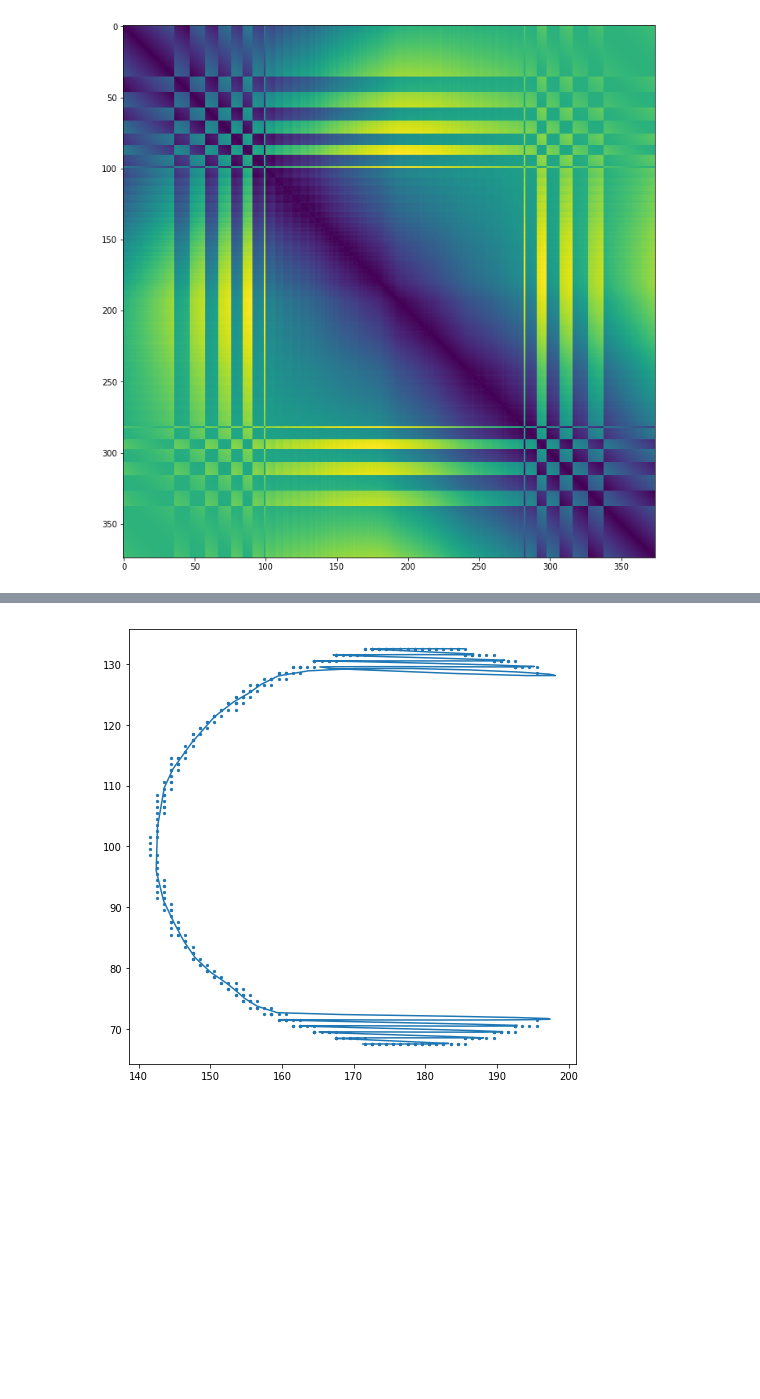
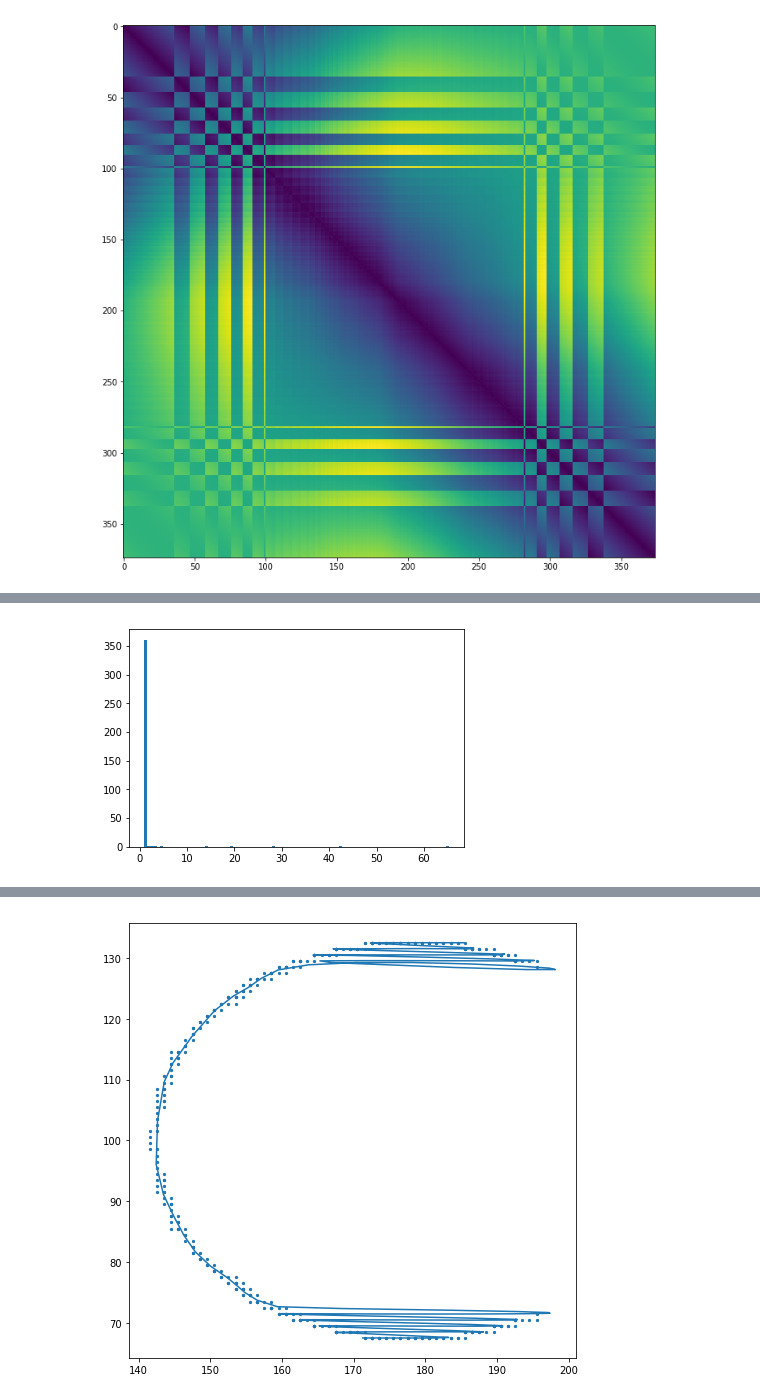
Before and after one commit to amarallab/pyCFI, a Jupyter notebook: notebooks/DEV_anglesJ.ipynb, the cells around one changed output, grey strips where cells are left out. Drawn from its saved outputs; the diff is of its cells as text; code cells hidden in the pictures; blank space fills up the shorter version.

```diff
--- a/notebooks/DEV_anglesJ.ipynb
+++ b/notebooks/DEV_anglesJ.ipynb
@@ -228,0 +286,5 @@ sortedTJs
+# %%
+plt.hist(chain_dists_sorted, bins=100)
+plt.show()
+# %% [output]
+[figure, added]
```
Also changed, not shown: parts of 8 cells of this notebook.
